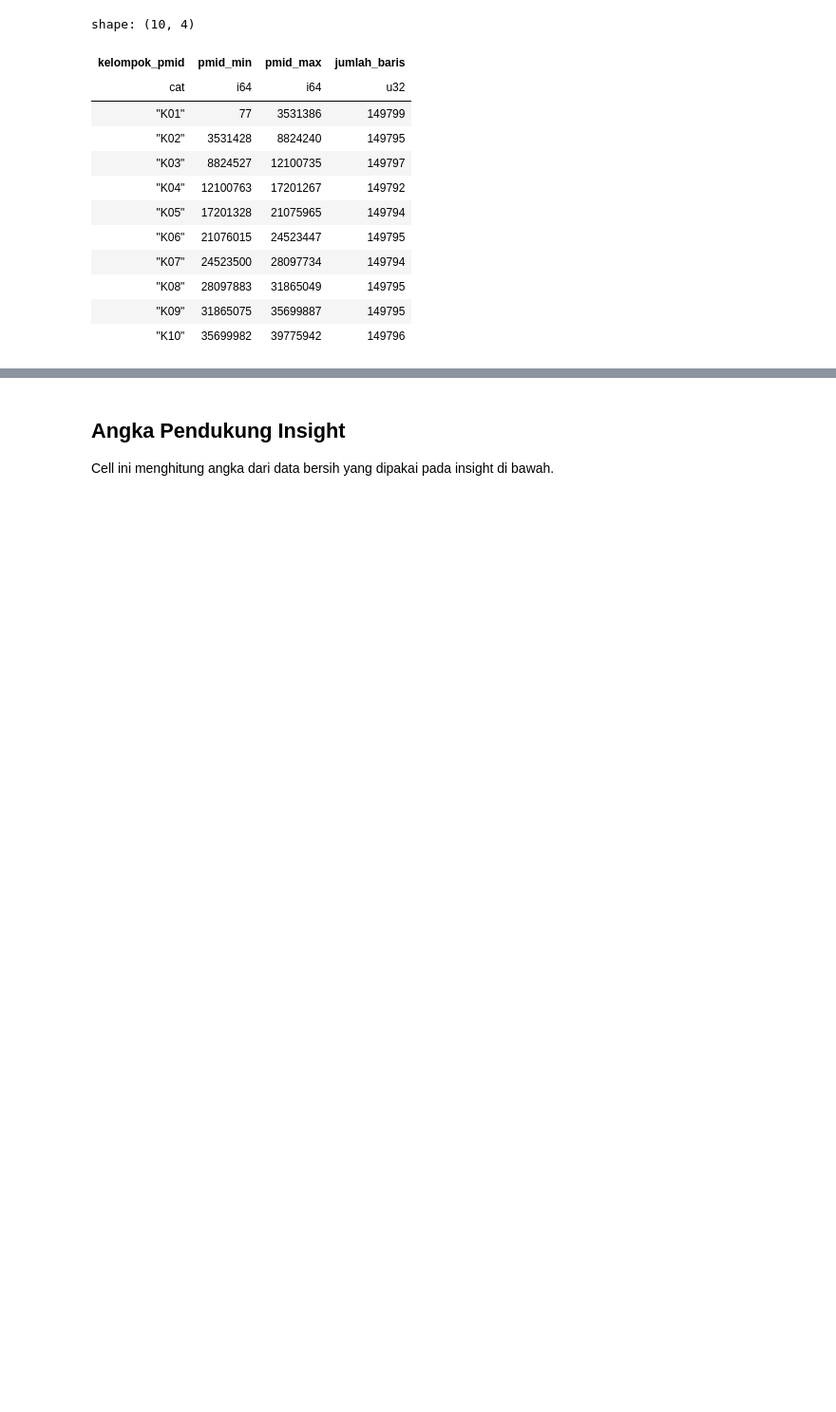
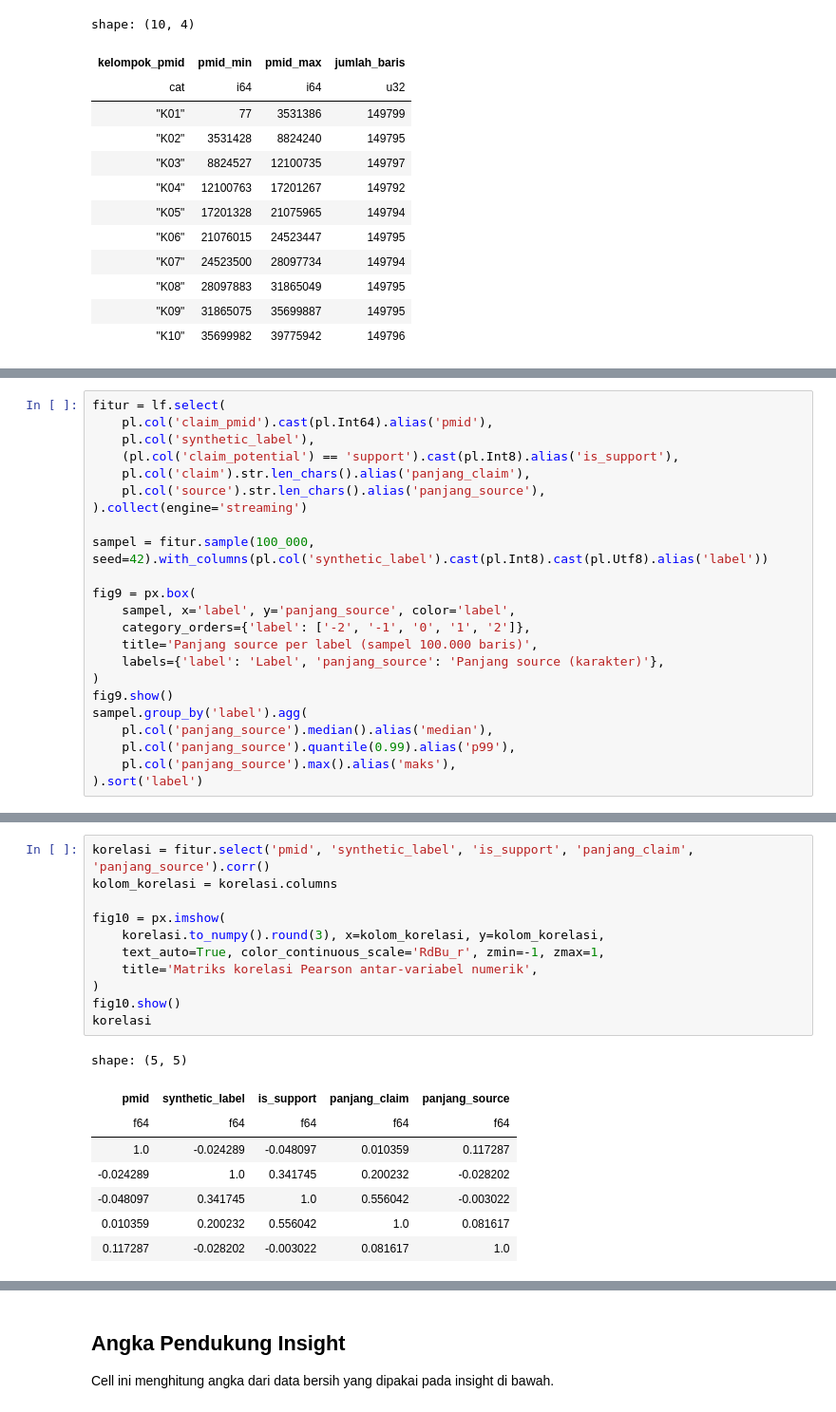
Before and after one commit to dikameo/tugas1-abd-2026, a Jupyter notebook: notebooks/03_eda_and_insights.ipynb, the cells around one changed output, grey strips where cells are left out. Shown at 95% size. Saved outputs shown, nothing was run; the diff lists cells and outputs as text; blank space fills up the shorter version.

```diff
--- a/notebooks/03_eda_and_insights.ipynb
+++ b/notebooks/03_eda_and_insights.ipynb
@@ -245,0 +366,23 @@ shape: (10, 4)
+# %%
+fitur = lf.select(
+    pl.col('claim_pmid').cast(pl.Int64).alias('pmid'),
+    pl.col('synthetic_label'),
+    (pl.col('claim_potential') == 'support').cast(pl.Int8).alias('is_support'),
+    pl.col('claim').str.len_chars().alias('panjang_claim'),
+    pl.col('source').str.len_chars().alias('panjang_source'),
+).collect(engine='streaming')
+
+sampel = fitur.sample(100_000, seed=42).with_columns(pl.col('synthetic_label').cast(pl.Int8).cast(pl.Utf8).alias('label'))
+
+fig9 = px.box(
+    sampel, x='label', y='panjang_source', color='label',
+    category_orders={'label': ['-2', '-1', '0', '1', '2']},
+    title='Panjang source per label (sampel 100.000 baris)',
+    labels={'label': 'Label', 'panjang_source': 'Panjang source (karakter)'},
+)
+fig9.show()
+sampel.group_by('label').agg(
+    pl.col('panjang_source').median().alias('median'),
+    pl.col('panjang_source').quantile(0.99).alias('p99'),
+    pl.col('panjang_source').max().alias('maks'),
+).sort('label')
@@ -245,0 +402,20 @@ shape: (10, 4)
+# %%
+korelasi = fitur.select('pmid', 'synthetic_label', 'is_support', 'panjang_claim', 'panjang_source').corr()
+kolom_korelasi = korelasi.columns
+
+fig10 = px.imshow(
+    korelasi.to_numpy().round(3), x=kolom_korelasi, y=kolom_korelasi,
+    text_auto=True, color_continuous_scale='RdBu_r', zmin=-1, zmax=1,
+    title='Matriks korelasi Pearson antar-variabel numerik',
+)
+fig10.show()
+korelasi
+# %% [output]
+shape: (5, 5)
+| pmid | synthetic_label | is_support | panjang_claim | panjang_source |
+| f64 | f64 | f64 | f64 | f64 |
+| 1.0 | -0.024289 | -0.048097 | 0.010359 | 0.117287 |
+| -0.024289 | 1.0 | 0.341745 | 0.200232 | -0.028202 |
+| -0.048097 | 0.341745 | 1.0 | 0.556042 | -0.003022 |
+| 0.010359 | 0.200232 | 0.556042 | 1.0 | 0.081617 |
+| 0.117287 | -0.028202 | -0.003022 | 0.081617 | 1.0 |
```
Also changed, not shown: parts of 16 cells of this notebook, 5 other files.
